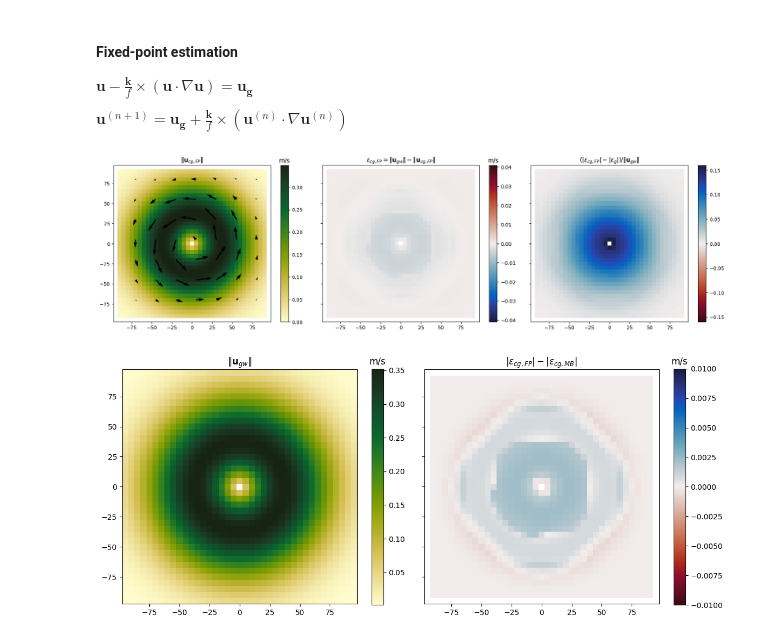
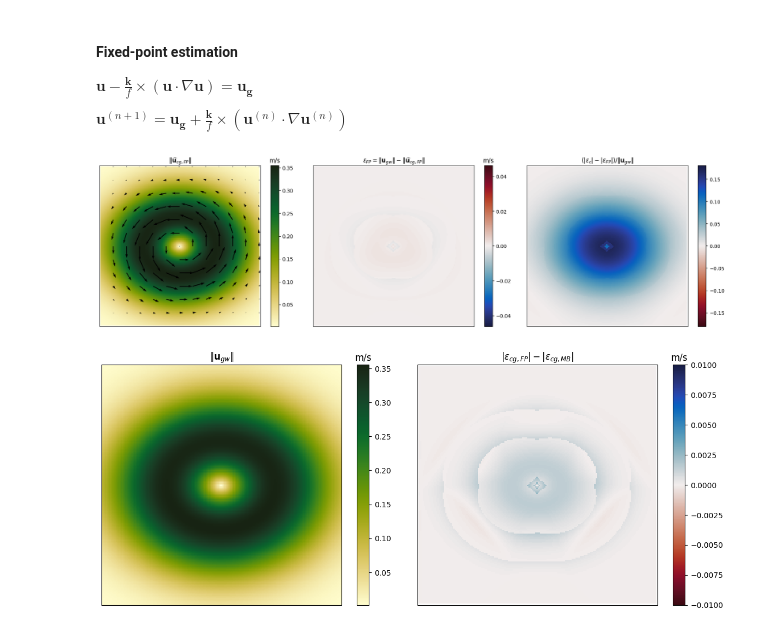
Before and after one commit to meom-group/jaxparrow, a Jupyter notebook: docs/examples/gradient_wind.ipynb, the cells around one changed output. Cells and saved outputs as stored; diff of their text form; code cells hidden in the pictures.

```diff
--- a/docs/examples/gradient_wind.ipynb
+++ b/docs/examples/gradient_wind.ipynb
@@ -117,0 +26,2 @@ plt.show()
+# %%
+lat, lon, ssh, ug, vg, ucg, vcg, land_mask = gaussian_eddy.simulate_gaussian_eddy(R0=50e3, eta0=-.2)
@@ -292 +184,18 @@ cyclo_diff_mb = cyclo_diff
+# %%
+mb_res = minimization_based(lat_t=lat, lon_t=lon, ssh_t=ssh,)
+
+umb_est = mb_res.ucg
+vmb_est = mb_res.vcg
+
+umb_est = umb_est.at[(0, -1), :].set(jnp.nan)
+umb_est = umb_est.at[:, (0, -1)].set(jnp.nan)
+vmb_est = vmb_est.at[(0, -1), :].set(jnp.nan)
+vmb_est = vmb_est.at[:, (0, -1)].set(jnp.nan)
+
+uvmb_est = kinematics.magnitude(umb_est, vmb_est)
+
+mb_diff = uvcg - uvmb_est
+mb_imp = jnp.abs(cyclo_diff) - jnp.abs(mb_diff)
+
+max_imp = jnp.nanmax(jnp.abs(mb_imp / uvcg))
 # %%
@@ -344,49 +232,57 @@ cyclo_diff_fp = cyclo_diff
+# %%
+fp_res = fixed_point(lat_t=lat, lon_t=lon, ssh_t=ssh)
+
+ufp_est = fp_res.ucg
+vfp_est = fp_res.vcg
+
+ufp_est = ufp_est.at[(0, -1), :].set(jnp.nan)
+ufp_est = ufp_est.at[:, (0, -1)].set(jnp.nan)
+vfp_est = vfp_est.at[(0, -1), :].set(jnp.nan)
+vfp_est = vfp_est.at[:, (0, -1)].set(jnp.nan)
+
+uvfp_est = kinematics.magnitude(ufp_est, vfp_est)
+
+fp_diff = uvcg - uvfp_est
+fp_imp = jnp.abs(cyclo_diff) - jnp.abs(fp_diff)
 # %%
-fig, axes = plt.subplots(1, 3, figsize=(18, 5), sharex=True, sharey=True)
-ax1, ax2, ax3 = axes.flatten()
+fig, (ax1, ax2, ax3) = plt.subplots(1, 3, figsize=(18, 5), subplot_kw={"projection": ccrs.PlateCarree()})
 
-ax1.set_title("$\| \mathbf{u}_{cg,FP} \|$")
-im = ax1.pcolormesh(X / 1e3, Y / 1e3, uv_cyclo_est, cmap=cmo.speed)
-ax1.set_aspect("equal")
+ax1.set_title("$\| \widehat{\mathbf{u}}_{cg,FP} \|$")
+im = ax1.pcolormesh(lon, lat, uvfp_est, cmap=cmo.speed)
 cbar = plt.colorbar(im, ax=ax1)
 cbar.ax.set_title("m/s")
-ax1.quiver(X[::5, ::5] / 1e3, Y[::5, ::5] / 1e3, u_cyclo_est_t[::5, ::5], v_cyclo_est_t[::5, ::5], color="k")
+ax1.quiver(lon[::15, ::15], lat[::15, ::15], ufp_est[::15, ::15], vfp_est[::15, ::15], color="k")
 
-ax2.set_title("$\\varepsilon_{cg,FP} = \| \mathbf{u}_{gw} \| - \| \mathbf{u}_{cg,FP} \|$")
-im = ax2.pcolormesh(X / 1e3, Y / 1e3, cyclo_diff, cmap=cmo.balance, vmax=0.041, vmin=-0.041)
-ax2.set_aspect("equal")
+ax2.set_title("$\\varepsilon_{FP} = \| \mathbf{u}_{gw} \| - \| \widehat{\mathbf{u}}_{cg,FP} \|$")
+im = ax2.pcolormesh(lon, lat, fp_diff, cmap=cmo.balance, vmax=max_diff, vmin=-max_diff)
 cbar = plt.colorbar(im, ax=ax2)
 cbar.ax.set_title("m/s")
 
-ax3.set_title("$(|\\varepsilon_{cg,FP}| - |\\varepsilon_g|) / \| \mathbf{u}_{gw} \|$")
-im = ax3.pcolormesh(X / 1e3, Y / 1e3, cyclo_imp / uv_cyclo, cmap=cmo.balance_r, vmax=0.16, vmin=-0.16)
-ax3.set_aspect("equal")
+ax3.set_title("$(|\\varepsilon_c| - |\\varepsilon_{FP}|) / \| \mathbf{u}_{gw} \|$")
+im = ax3.pcolormesh(lon, lat, fp_imp / uvcg, cmap=cmo.balance_r, vmax=max_imp, vmin=-max_imp)
 cbar = plt.colorbar(im, ax=ax3)
 
 fig.tight_layout()
 
 plt.show()
 # %% [output]
-[figure, old version]
+[figure, new version]
 # %%
-fig, (ax1, ax2) = plt.subplots(1, 2, figsize=(12, 5), sharex=True, sharey=True)
+fig, (ax1, ax2) = plt.subplots(1, 2, figsize=(12, 5), subplot_kw={"projection": ccrs.PlateCarree()})
 
 ax1.set_title("$\| \mathbf{u}_{gw} \|$")
-im = ax1.pcolormesh(X / 1e3, Y / 1e3, uv_cyclo, cmap=cmo.speed)
-ax1.set_aspect("equal")
+im = ax1.pcolormesh(lon, lat, uvcg, cmap=cmo.speed)
 cbar = plt.colorbar(im, ax=ax1)
 cbar.ax.set_title("m/s")
 
 # Difference: |ε_FP| - |ε_MB|
-error_diff = jnp.abs(cyclo_diff_fp) - jnp.abs(cyclo_diff_mb)
 ax2.set_title("$|\\varepsilon_{cg,FP}| - |\\varepsilon_{cg,MB}|$")
-im = ax2.pcolormesh(X / 1e3, Y / 1e3, error_diff, cmap=cmo.balance_r, vmin=-0.01, vmax=0.01)
-ax2.set_aspect("equal")
+im = ax2.pcolormesh(lon, lat, jnp.abs(fp_diff) - jnp.abs(mb_diff), cmap=cmo.balance_r, vmin=-0.01, vmax=0.01)
 cbar = plt.colorbar(im, ax=ax2)
 cbar.ax.set_title("m/s")
 
 fig.tight_layout()
 
 plt.show()
 # %% [output]
-[figure, old version]
+[figure, new version]
```
Also changed, not shown: parts of 24 cells of this notebook, 16 other files.
